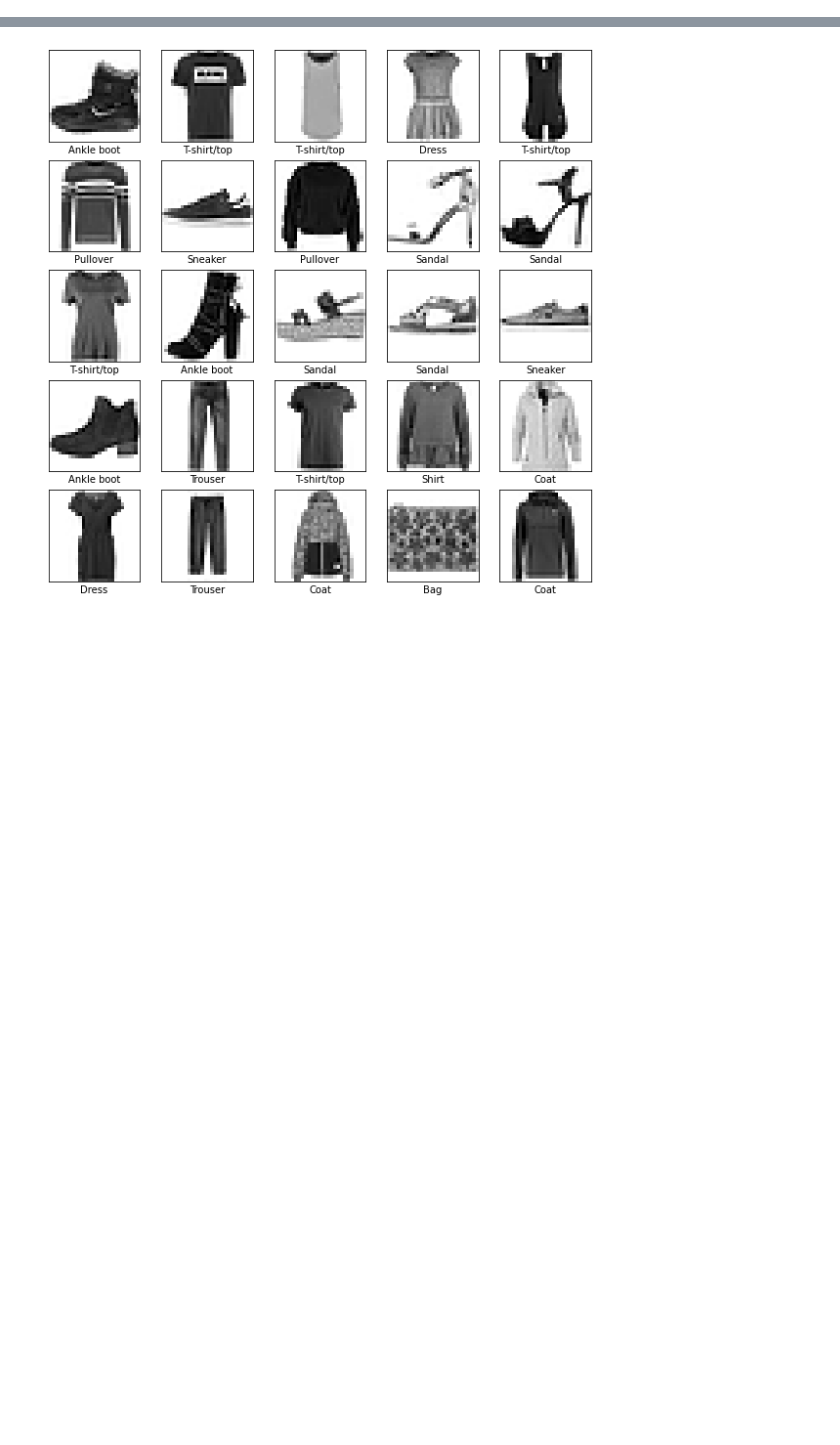
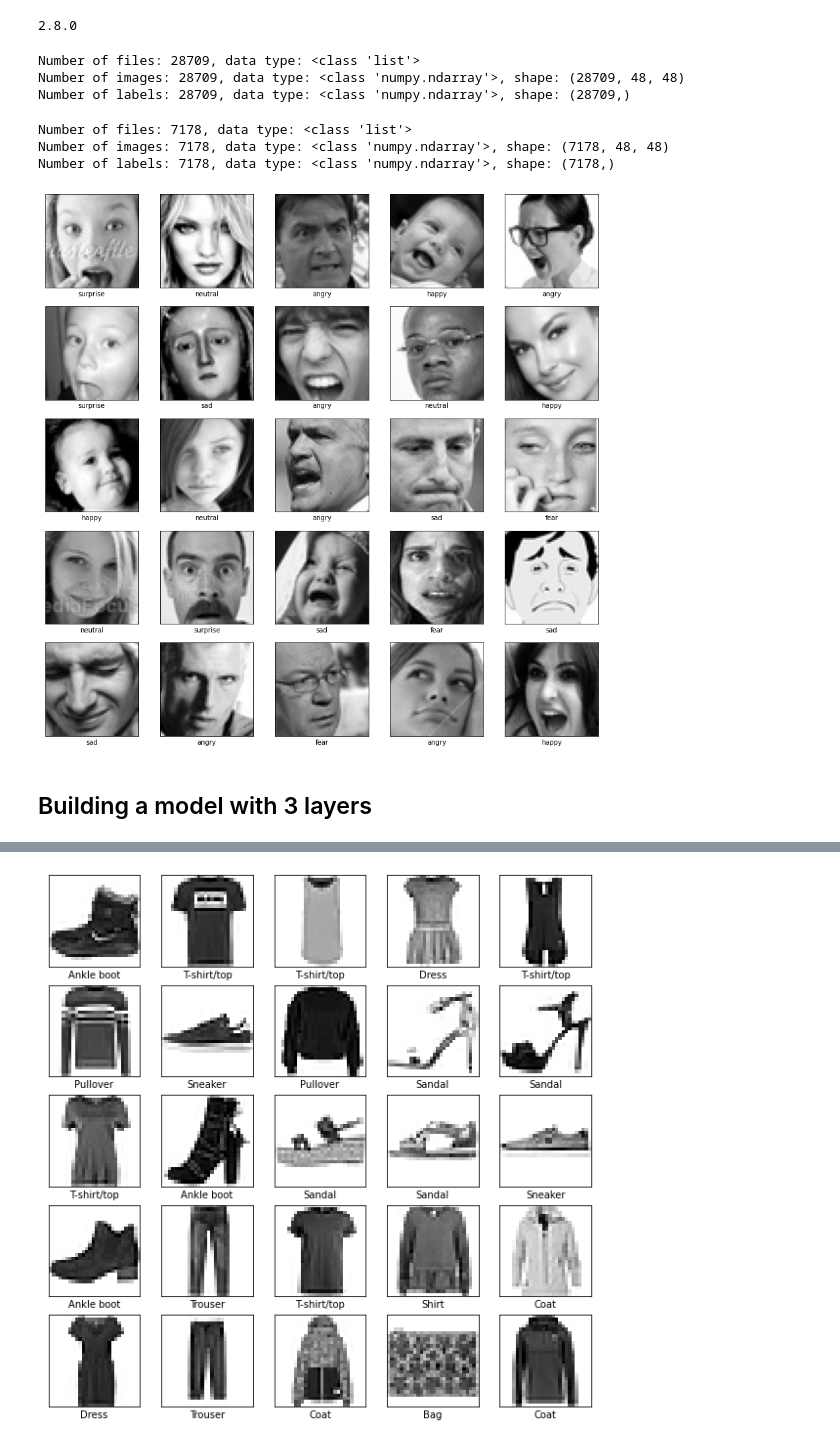
Before and after one commit to chikakoto/facial-expression-recognition, a Jupyter notebook: notebooks/ivan/1.1-im-tensorflow.ipynb, the cells around one changed output, grey strips where cells are left out. Saved outputs shown, nothing was run; the diff lists cells and outputs as text; code cells hidden in the pictures; blank space fills up the shorter version.

```diff
--- a/notebooks/ivan/1.1-im-tensorflow.ipynb
+++ b/notebooks/ivan/1.1-im-tensorflow.ipynb
@@ -0,0 +3,26 @@
+# %%
+# TensorFlow and tf.keras
+import tensorflow as tf
+
+# Helper libraries
+import numpy as np
+import matplotlib.pyplot as plt
+%matplotlib inline
+
+
+import os
+import random
+from skimage import io
+
+print(tf.__version__)
+# %% [output]
+2.8.0
+# %%
+# '/Users/ivan.miller/Documents/study/ccny/22Spring_ML/final_project/project_data/test'
+train_path = '../../../project_data/train/' # added the last forward slash
+test_path = '../../../project_data/test/' # added the last forward slash
+
+# create a dictionary with each emotion encoded as integer
+emotions = {'angry': 0, 'disgust': 1, 'fear': 2, 'happy': 3, 'sad': 4, 'surprise': 5, 'neutral': 6}
+# create a dictionary with values as keys to lookup original labels
+label_lookup  = {y: x for x, y in emotions.items()}
@@ -0,0 +67,29 @@
+# %%
+# Creating the lists for files arrays and labels of train data
+train_files, train_images, train_labels = preprocess_arrays(train_path)
+# %% [output]
+Number of files: 28709, data type: <class 'list'>
+Number of images: 28709, data type: <class 'numpy.ndarray'>, shape: (28709, 48, 48)
+Number of labels: 28709, data type: <class 'numpy.ndarray'>, shape: (28709,)
+# %%
+# Creating test datasets
+test_files, test_images, test_labels = preprocess_arrays(test_path)
+# %% [output]
+Number of files: 7178, data type: <class 'list'>
+Number of images: 7178, data type: <class 'numpy.ndarray'>, shape: (7178, 48, 48)
+Number of labels: 7178, data type: <class 'numpy.ndarray'>, shape: (7178,)
+# %%
+# Checking 25 random images from the train set across all classes
+plt.figure(figsize=(15,15))
+for ind, img_num in enumerate(np.random.randint(1,len(train_images),size=25)):
+    plt.subplot(5,5,ind+1)
+    plt.xticks([])
+    plt.yticks([])
+    plt.grid(False)
+    plt.imshow(train_images[img_num], cmap='gray' )#cmap=plt.cm.binary)
+    plt.xlabel(label_lookup[train_labels[img_num]])
+plt.show()
+# %% [output]
+[figure, added]
+# %% [markdown]
+## Building a model with 3 layers
```
Also changed, not shown: parts of 42 cells of this notebook, 1 other file.
